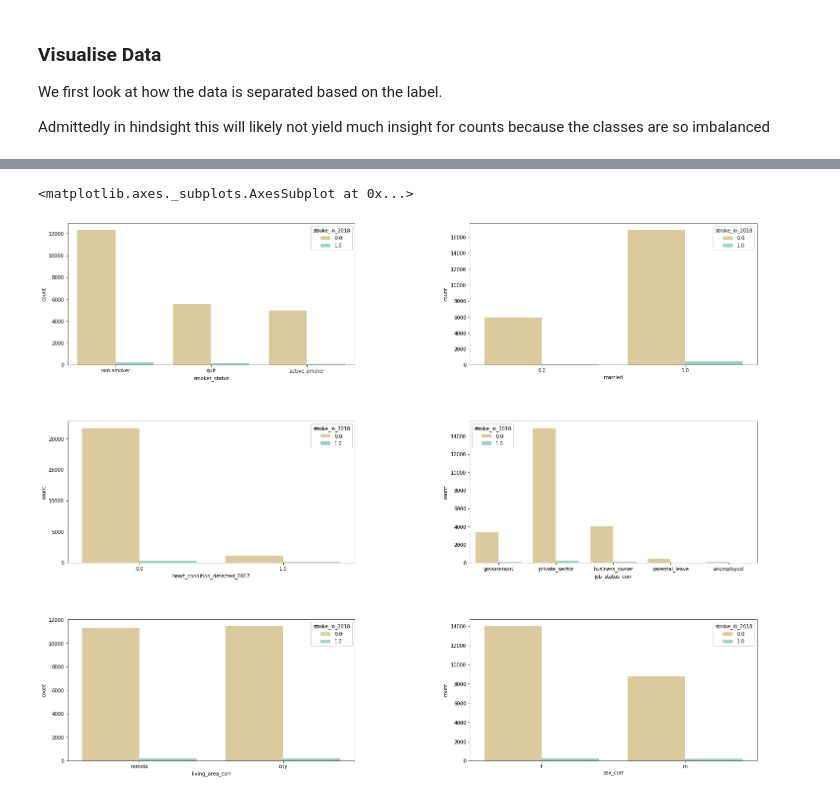
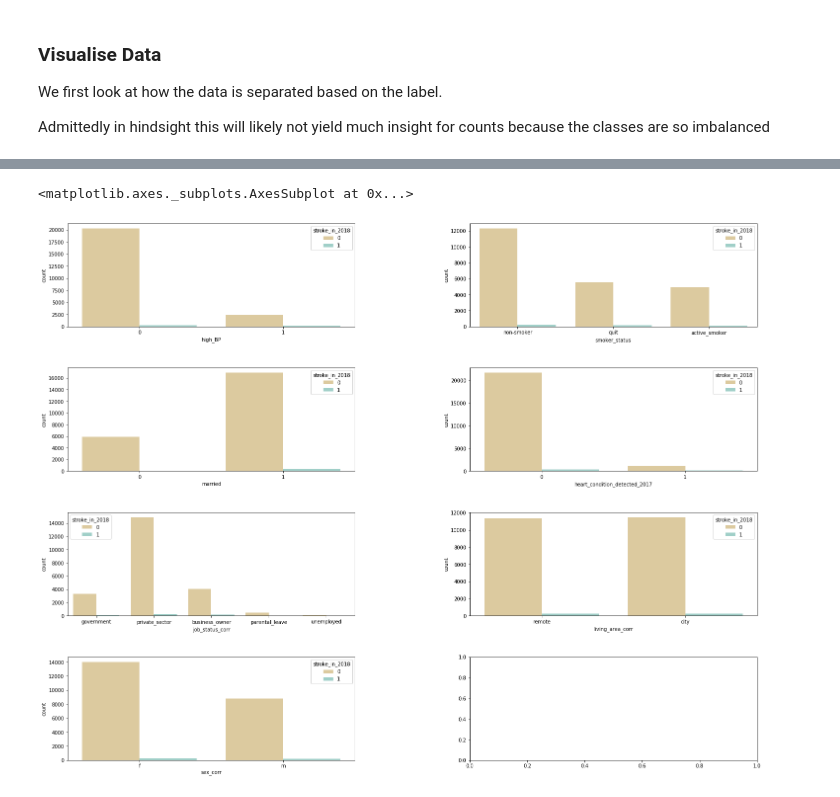
Before and after one commit to jerry-ye-xu/stroke_prediction, a Jupyter notebook: notebooks/2_Feature_Engineering.ipynb, the cells around one changed output, grey strips where cells are left out. Drawn from its saved outputs; the diff is of its cells as text; code cells hidden in the pictures.

```diff
--- a/notebooks/2_Feature_Engineering.ipynb
+++ b/notebooks/2_Feature_Engineering.ipynb
@@ -7,4 +7,9 @@ import numpy as np
 %matplotlib inline
 # %%
 stk = pd.read_csv("../data/train_processed.csv")
+# %%
+stk["high_BP"] = stk["high_BP"].apply(lambda x: str(int(x)))
+stk["heart_condition_detected_2017"] = stk["heart_condition_detected_2017"].apply(lambda x: str(int(x)))
+stk["married"] = stk["married"].apply(lambda x: str(int(x)))
+stk["stroke_in_2018"] = stk["stroke_in_2018"].apply(lambda x: str(int(x)))
 # %%
@@ -18,0 +30,2 @@ stk.head()
+# %%
+stk.drop(labels="id", axis=1, inplace=True)
@@ -40,25 +91,27 @@ sns.boxplot(x = label, y = "age_corr", data = stk, ax=axes[1, 0])
 # %%
-fig, axes = plt.subplots(3, 2)
+fig, axes = plt.subplots(4, 2)
 fig.set_figheight(20)
 fig.set_figwidth(25)
 fig.subplots_adjust(hspace=0.4, wspace=0.4)
 
 label = "stroke_in_2018"
-cols_categorical = ["smoker_status", "married", "heart_condition_detected_2017",
+cols_categorical = ["high_BP", "smoker_status", "married", "heart_condition_detected_2017",
                    "job_status_corr", "living_area_corr"]
 
+sns.countplot(x = "high_BP", hue = "stroke_in_2018",
+              data = stk, palette = "BrBG", ax=axes[0, 0])
 sns.countplot(x = "smoker_status", hue = "stroke_in_2018",
-              data = stk, palette = "BrBG", ax=axes[0, 0])
+              data = stk, palette = "BrBG", ax=axes[0, 1])
 sns.countplot(x = "married", hue = "stroke_in_2018",
-              data = stk, palette = "BrBG", ax=axes[0, 1])
+              data = stk, palette = "BrBG", ax=axes[1, 0])
 sns.countplot(x = "heart_condition_detected_2017", hue = "stroke_in_2018",
-              data = stk, palette = "BrBG", ax=axes[1, 0])
+              data = stk, palette = "BrBG", ax=axes[1, 1])
 sns.countplot(x = "job_status_corr", hue = "stroke_in_2018",
-              data = stk, palette = "BrBG", ax=axes[1, 1])
+              data = stk, palette = "BrBG", ax=axes[2, 0])
 sns.countplot(x = "living_area_corr", hue = "stroke_in_2018",
-              data = stk, palette = "BrBG", ax=axes[2, 0])
+              data = stk, palette = "BrBG", ax=axes[2, 1])
 sns.countplot(x = "sex_corr", hue = "stroke_in_2018",
-              data = stk, palette = "BrBG", ax=axes[2, 1])
+              data = stk, palette = "BrBG", ax=axes[3, 0])
 # %% [output]
 <matplotlib.axes._subplots.AxesSubplot at 0x...>
-[figure, old version]
+[figure, new version]
```
Also changed, not shown: parts of 23 cells of this notebook.
